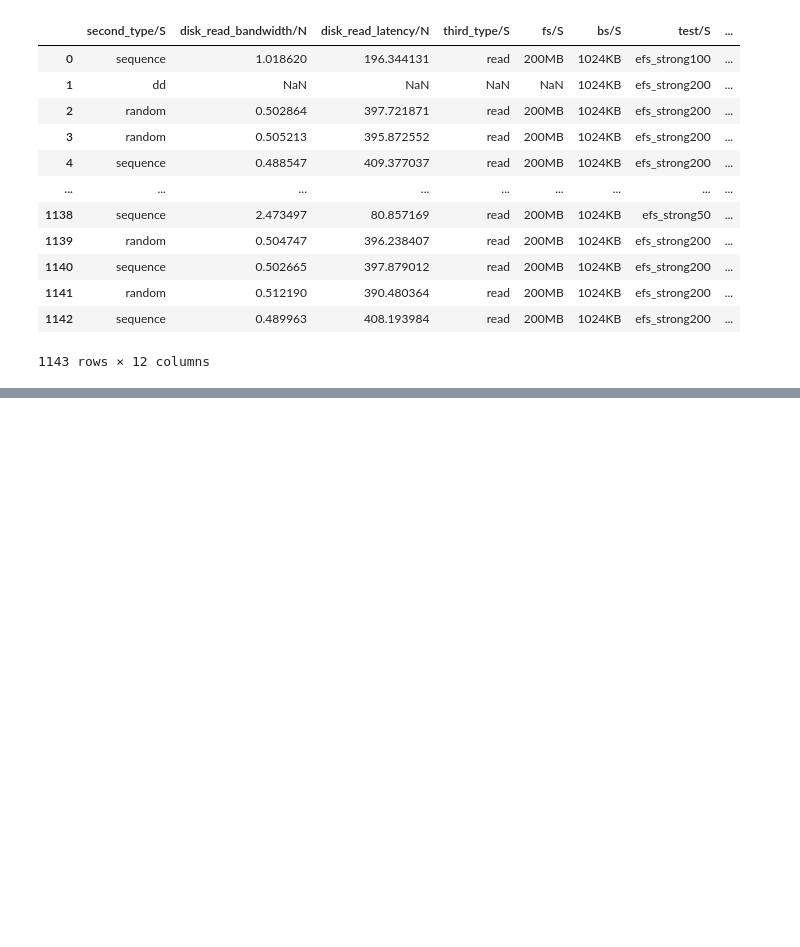
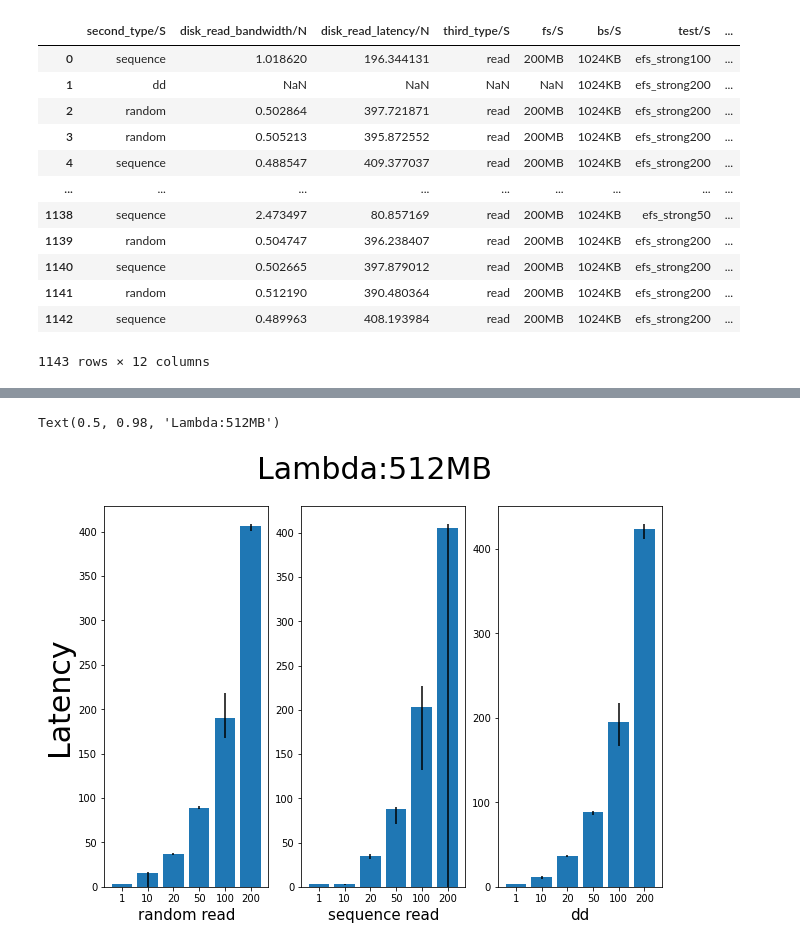
Before and after one commit to manchann/serverless-faas-workbench, a Jupyter notebook: aws/efs/results/efs-scalability-result.ipynb, the cells around one changed output, grey strips where cells are left out. Drawn from its saved outputs; the diff is of its cells as text; code cells hidden in the pictures; blank space fills up the shorter version.

```diff
--- a/aws/efs/results/efs-scalability-result.ipynb
+++ b/aws/efs/results/efs-scalability-result.ipynb
@@ -118,0 +111,17 @@ print(error_dd)
+# %%
+fig, axes = plt.subplots(1,3,figsize=(10,7))
+
+axes[0] = plt.subplot(1,3,1)
+axes[1] = plt.subplot(1,3,2)
+axes[2] = plt.subplot(1,3,3)
+axes[0].bar(concurrency_num,ran_latency,yerr=error_lat_ran.T)
+axes[0].set_xlabel('random read',fontsize=15)
+axes[1].bar(concurrency_num,seq_latency,yerr=error_lat_seq.T)
+axes[1].set_xlabel('sequence read',fontsize=15)
+axes[2].bar(concurrency_num,dd_latency,yerr=error_lat_dd.T)
+axes[2].set_xlabel('dd',fontsize=15)
+axes[0].set_ylabel('Latency',fontsize=30)
+fig.suptitle('Lambda:512MB',fontsize=30)
+# %% [output]
+Text(0.5, 0.98, 'Lambda:512MB')
+[figure, added]
```
Also changed, not shown: parts of 8 cells of this notebook, 20 other files.
